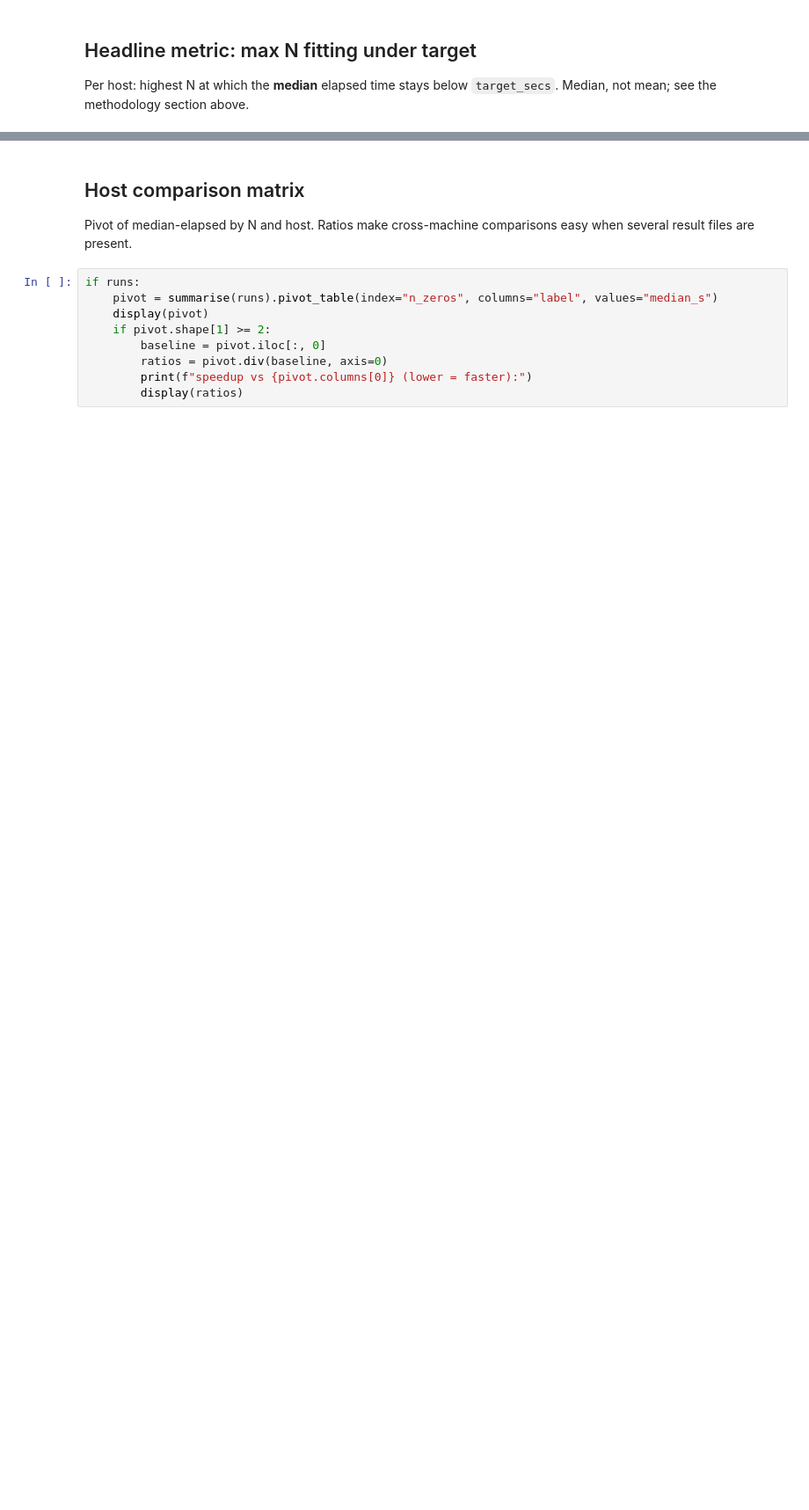
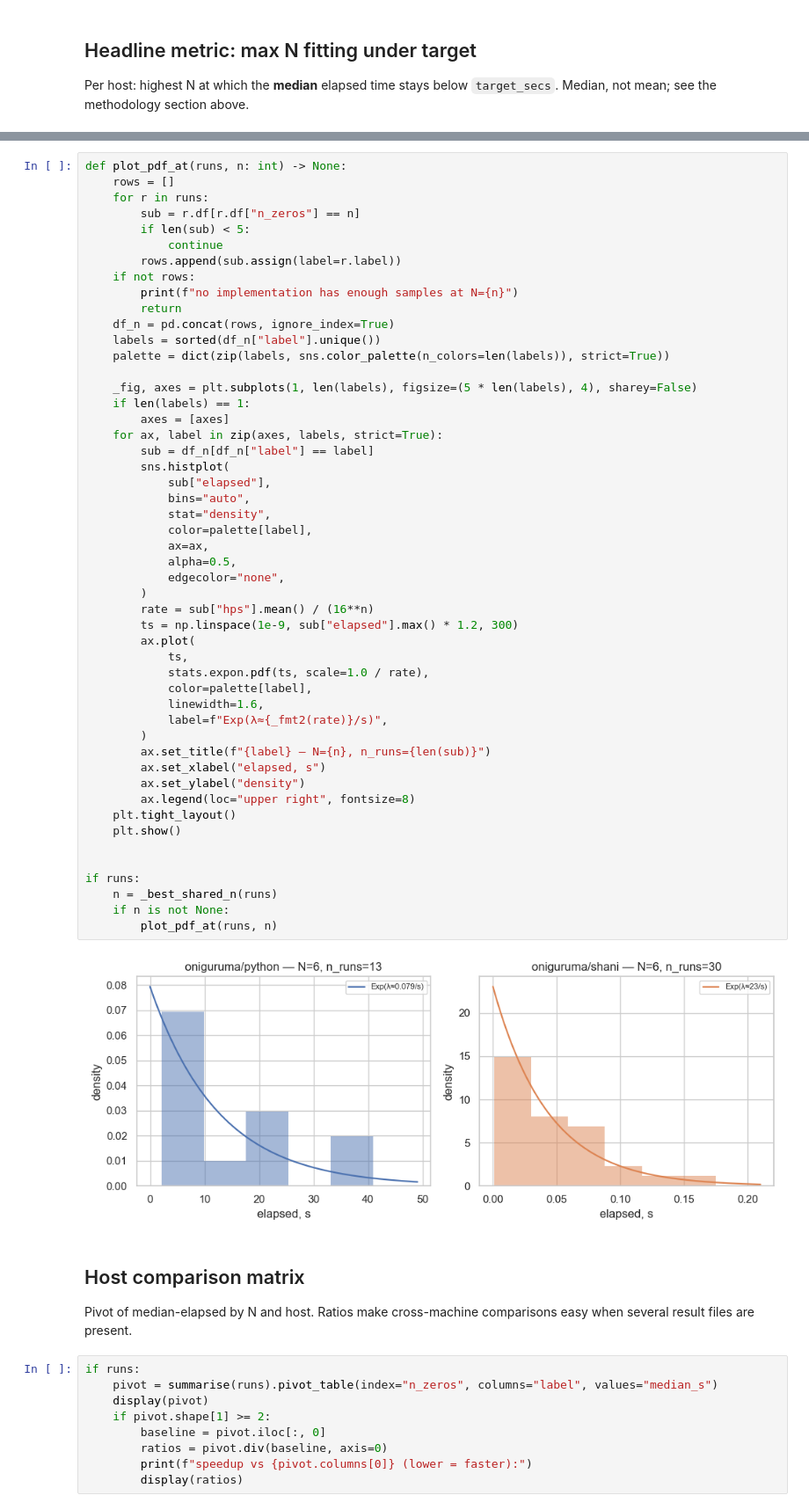
Before and after one commit to danilkiff/pow, a Jupyter notebook: analysis/explore_results.ipynb, the cells around one changed output, grey strips where cells are left out. Shown at 88% size. Saved outputs shown, nothing was run; the diff lists cells and outputs as text; blank space fills up the shorter version.

```diff
--- a/analysis/explore_results.ipynb
+++ b/analysis/explore_results.ipynb
@@ -347,3 +444,55 @@ if runs:
+# %%
+def plot_pdf_at(runs, n: int) -> None:
+    rows = []
+    for r in runs:
+        sub = r.df[r.df["n_zeros"] == n]
+        if len(sub) < 5:
+            continue
+        rows.append(sub.assign(label=r.label))
+    if not rows:
+        print(f"no implementation has enough samples at N={n}")
+        return
+    df_n = pd.concat(rows, ignore_index=True)
+    labels = sorted(df_n["label"].unique())
+    palette = dict(zip(labels, sns.color_palette(n_colors=len(labels)), strict=True))
+
+    _fig, axes = plt.subplots(1, len(labels), figsize=(5 * len(labels), 4), sharey=False)
+    if len(labels) == 1:
+        axes = [axes]
+    for ax, label in zip(axes, labels, strict=True):
+        sub = df_n[df_n["label"] == label]
+        sns.histplot(
+            sub["elapsed"],
+            bins="auto",
+            stat="density",
+            color=palette[label],
+            ax=ax,
+            alpha=0.5,
+            edgecolor="none",
+        )
+        rate = sub["hps"].mean() / (16**n)
+        ts = np.linspace(1e-9, sub["elapsed"].max() * 1.2, 300)
+        ax.plot(
+            ts,
+            stats.expon.pdf(ts, scale=1.0 / rate),
+            color=palette[label],
+            linewidth=1.6,
+            label=f"Exp(λ≈{_fmt2(rate)}/s)",
+        )
+        ax.set_title(f"{label} — N={n}, n_runs={len(sub)}")
+        ax.set_xlabel("elapsed, s")
+        ax.set_ylabel("density")
+        ax.legend(loc="upper right", fontsize=8)
+    plt.tight_layout()
+    plt.show()
+
+
+if runs:
+    n = _best_shared_n(runs)
+    if n is not None:
+        plot_pdf_at(runs, n)
+# %% [output]
+[figure, added]
 # %% [markdown]
 ## Host comparison matrix
 
```
Also changed, not shown: parts of 10 cells of this notebook, 2 other files.
